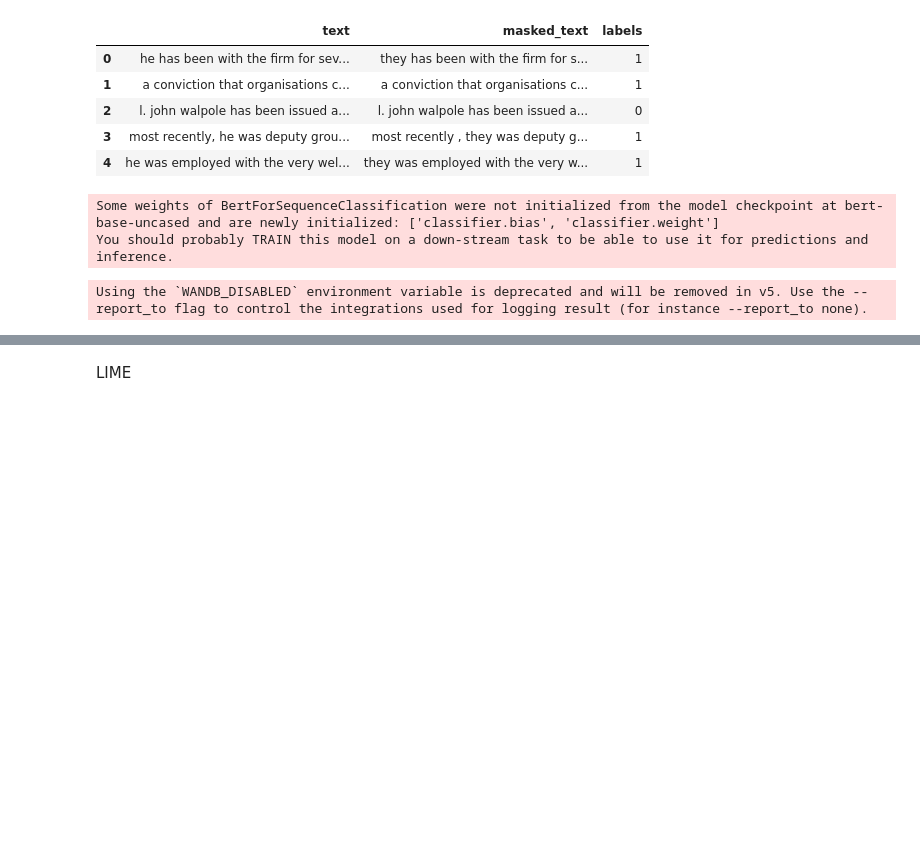
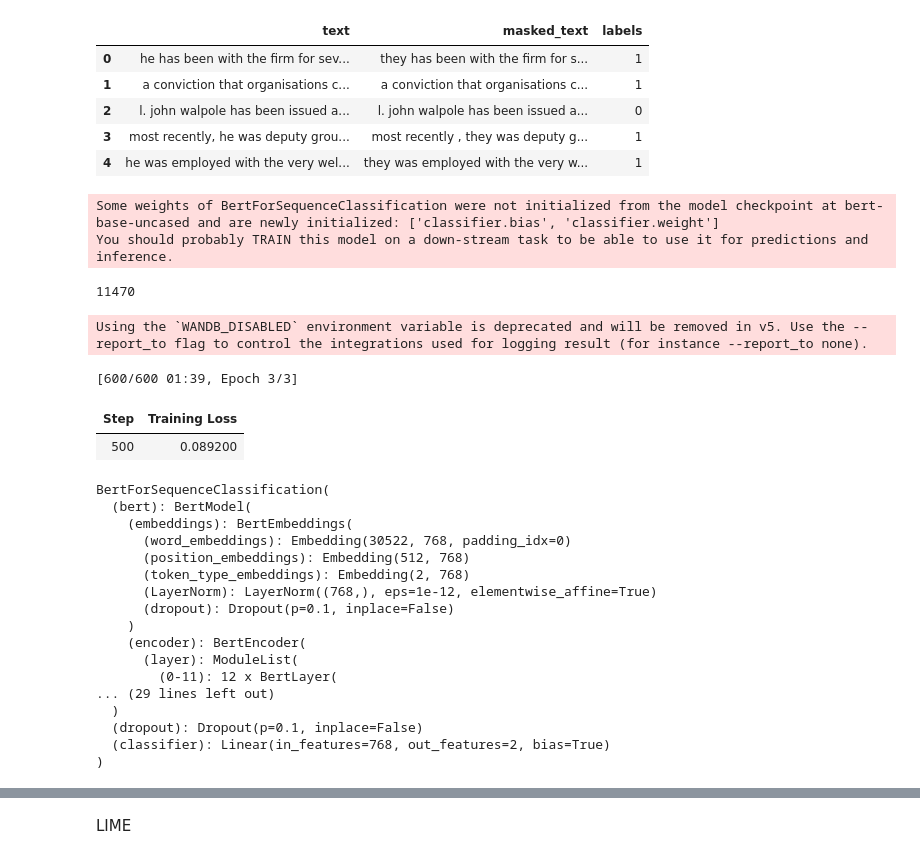
Before and after one commit to Shilpi261985/P2_BiasMitigation_SyntheticData, a Jupyter notebook: src/masked_pronouns_genderClassification.ipynb, the cells around one changed output, grey strips where cells are left out. Cells and saved outputs as stored; diff of their text form; code cells hidden in the pictures; blank space fills up the shorter version.

```diff
--- a/src/masked_pronouns_genderClassification.ipynb
+++ b/src/masked_pronouns_genderClassification.ipynb
@@ -104,6 +125,15 @@ test_dataset = test_dataset.map(encode, batched=True)
 
 
 dataset = datasets.DatasetDict({"train": train_dataset, "test": test_dataset})
+# %%
+# Empty GPU cache to free up space
+import torch
+import gc
+torch.cuda.empty_cache()
+torch.cuda.memory_allocated()
+gc.collect()
+# %% [output]
+11470
 # %%
 
 
@@ -122,24 +153,49 @@ os.environ['WANDB_DISABLED'] = 'true'
 # %%
 # Fine-tune model for classification
 
 
 training_args = TrainingArguments(
     output_dir="./results",
     num_train_epochs=3,
-    per_device_train_batch_size= 8
+    per_device_train_batch_size= 2,
+  #  radient_accumulation_steps=4,
+    fp16=True,
+    per_device_eval_batch_size=2,
+    no_cuda=False                 # Enable CUDA if memory allows
+   # device='cuda:0',
 )
 
 # train model
 trainer = Trainer(
     model=model,
     args=training_args,
     train_dataset=dataset['train'],
     eval_dataset=dataset['test'],
     compute_metrics=compute_metrics
 )
 
 trainer.train()
 
 model.eval()
 # %% [output]
 Using the `WANDB_DISABLED` environment variable is deprecated and will be removed in v5. Use the --report_to flag to control the integrations used for logging result (for instance --report_to none).
+[600/600 01:39, Epoch 3/3]
+| Step | Training Loss |
+| 500 | 0.089200 |
+BertForSequenceClassification(
+  (bert): BertModel(
+    (embeddings): BertEmbeddings(
+      (word_embeddings): Embedding(30522, 768, padding_idx=0)
+      (position_embeddings): Embedding(512, 768)
+      (token_type_embeddings): Embedding(2, 768)
+      (LayerNorm): LayerNorm((768,), eps=1e-12, elementwise_affine=True)
+      (dropout): Dropout(p=0.1, inplace=False)
+    )
+    (encoder): BertEncoder(
+      (layer): ModuleList(
+        (0-11): 12 x BertLayer(
+... (29 lines left out)
+  )
+  (dropout): Dropout(p=0.1, inplace=False)
+  (classifier): Linear(in_features=768, out_features=2, bias=True)
+)
```
Also changed, not shown: parts of 17 cells of this notebook.
